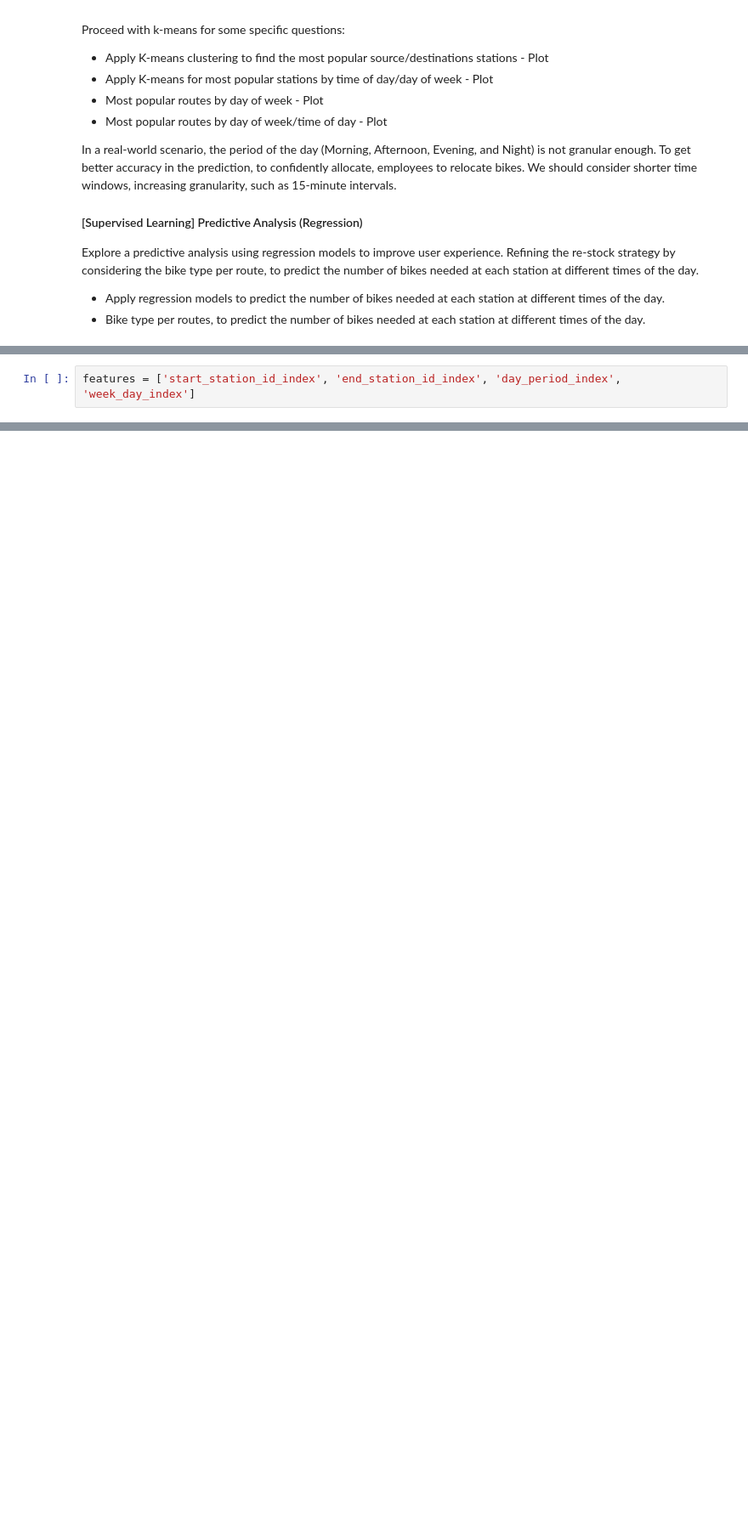
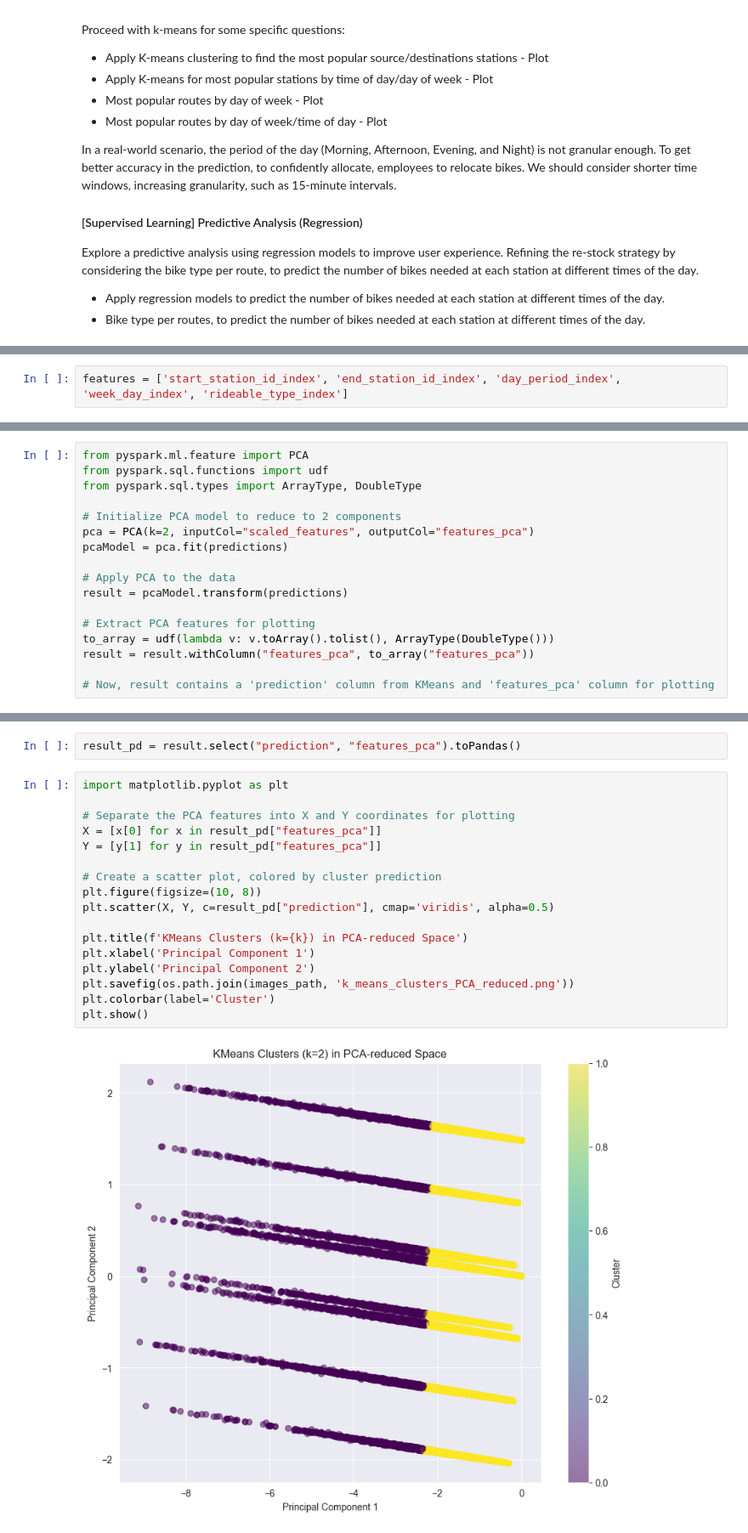
Before and after one commit to diogo-pessoa/DataAnalyticsInBikingSharingData, a Jupyter notebook: notebooks/clustering_analysis.ipynb, the cells around one changed output, grey strips where cells are left out. Shown at 85% size. Saved outputs shown, nothing was run; the diff lists cells and outputs as text; blank space fills up the shorter version.

```diff
--- a/notebooks/clustering_analysis.ipynb
+++ b/notebooks/clustering_analysis.ipynb
@@ -25,5 +77,5 @@ Explore a predictive analysis using regression models to improve user experience
 # %%
-features = ['start_station_id_index', 'end_station_id_index', 'day_period_index', 'week_day_index']
+features = ['start_station_id_index', 'end_station_id_index', 'day_period_index', 'week_day_index', 'rideable_type_index']
 # %%
 from pyspark.ml.feature import VectorAssembler
 
@@ -106,0 +112,17 @@ In practice, Logistic Regression can serve as a strong baseline for multi-class
+# %%
+from pyspark.ml.feature import PCA
+from pyspark.sql.functions import udf
+from pyspark.sql.types import ArrayType, DoubleType
+
+# Initialize PCA model to reduce to 2 components
+pca = PCA(k=2, inputCol="scaled_features", outputCol="features_pca")
+pcaModel = pca.fit(predictions)
+
+# Apply PCA to the data
+result = pcaModel.transform(predictions)
+
+# Extract PCA features for plotting
+to_array = udf(lambda v: v.toArray().tolist(), ArrayType(DoubleType()))
+result = result.withColumn("features_pca", to_array("features_pca"))
+
+# Now, result contains a 'prediction' column from KMeans and 'features_pca' column for plotting
@@ -106,0 +131,21 @@ In practice, Logistic Regression can serve as a strong baseline for multi-class
+# %%
+result_pd = result.select("prediction", "features_pca").toPandas()
+# %%
+import matplotlib.pyplot as plt
+
+# Separate the PCA features into X and Y coordinates for plotting
+X = [x[0] for x in result_pd["features_pca"]]
+Y = [y[1] for y in result_pd["features_pca"]]
+
+# Create a scatter plot, colored by cluster prediction
+plt.figure(figsize=(10, 8))
+plt.scatter(X, Y, c=result_pd["prediction"], cmap='viridis', alpha=0.5)
+
+plt.title(f'KMeans Clusters (k={k}) in PCA-reduced Space')
+plt.xlabel('Principal Component 1')
+plt.ylabel('Principal Component 2')
+plt.savefig(os.path.join(images_path, 'k_means_clusters_PCA_reduced.png'))
+plt.colorbar(label='Cluster')
+plt.show()
+# %% [output]
+[figure, added]
```
Also changed, not shown: parts of 9 cells of this notebook, 13 other files.
